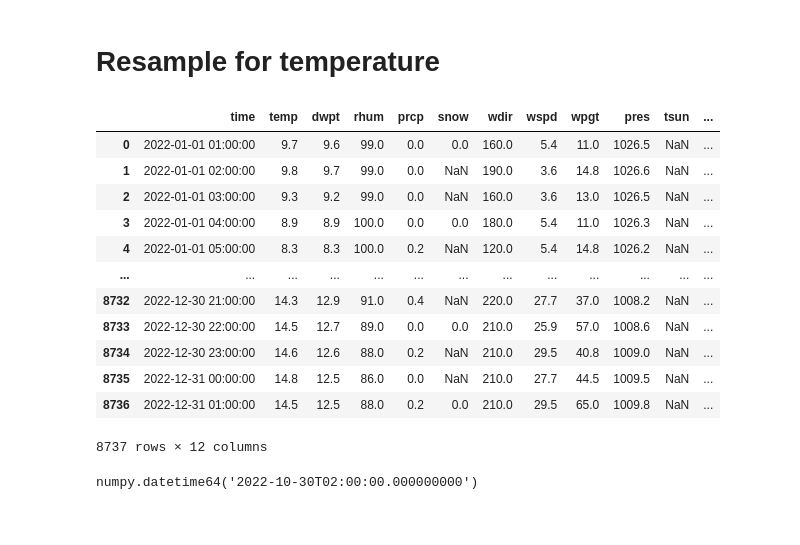
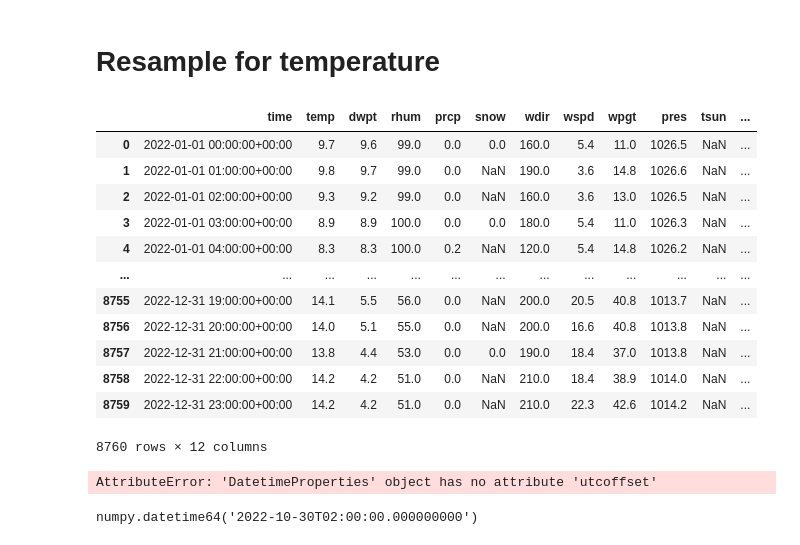
Before and after one commit to SpongeStark/Pre-PhD, a Jupyter notebook: demo/read_data.ipynb, the cells around one changed output. Saved outputs shown, nothing was run; the diff lists cells and outputs as text; code cells hidden in the pictures.

```diff
--- a/demo/read_data.ipynb
+++ b/demo/read_data.ipynb
@@ -282,24 +282,28 @@ result.reset_index("Time")
 # %%
 import pandas as pd
 
 df_temperature = pd.read_csv(root_proj / "DATA_SYSTEM_LIDL/Temperature/orly_2022_hourly_weather.csv")
-df_temperature['time'] = pd.to_datetime(df_temperature['time'], utc=True).dt.tz_convert("Europe/Paris").dt.tz_localize(None)
-df_temperature = df_temperature[df_temperature['time'] <= "2022-12-31 01:00:00"]
+df_temperature['time'] = pd.to_datetime(df_temperature['time'], utc=True)# .dt.tz_convert("Europe/Paris").dt.tz_localize(None)
+# df_temperature = df_temperature[df_temperature['time'] <= "2022-12-31 01:00:00"]
 df_temperature
 # %% [output]
 |  | time | temp | dwpt | rhum | prcp | snow | wdir | wspd | wpgt | pres | tsun | ... |
-| 0 | 2022-01-01 01:00:00 | 9.7 | 9.6 | 99.0 | 0.0 | 0.0 | 160.0 | 5.4 | 11.0 | 1026.5 | NaN | ... |
-| 1 | 2022-01-01 02:00:00 | 9.8 | 9.7 | 99.0 | 0.0 | NaN | 190.0 | 3.6 | 14.8 | 1026.6 | NaN | ... |
-| 2 | 2022-01-01 03:00:00 | 9.3 | 9.2 | 99.0 | 0.0 | NaN | 160.0 | 3.6 | 13.0 | 1026.5 | NaN | ... |
-| 3 | 2022-01-01 04:00:00 | 8.9 | 8.9 | 100.0 | 0.0 | 0.0 | 180.0 | 5.4 | 11.0 | 1026.3 | NaN | ... |
-| 4 | 2022-01-01 05:00:00 | 8.3 | 8.3 | 100.0 | 0.2 | NaN | 120.0 | 5.4 | 14.8 | 1026.2 | NaN | ... |
+| 0 | 2022-01-01 00:00:00+00:00 | 9.7 | 9.6 | 99.0 | 0.0 | 0.0 | 160.0 | 5.4 | 11.0 | 1026.5 | NaN | ... |
+| 1 | 2022-01-01 01:00:00+00:00 | 9.8 | 9.7 | 99.0 | 0.0 | NaN | 190.0 | 3.6 | 14.8 | 1026.6 | NaN | ... |
+| 2 | 2022-01-01 02:00:00+00:00 | 9.3 | 9.2 | 99.0 | 0.0 | NaN | 160.0 | 3.6 | 13.0 | 1026.5 | NaN | ... |
+| 3 | 2022-01-01 03:00:00+00:00 | 8.9 | 8.9 | 100.0 | 0.0 | 0.0 | 180.0 | 5.4 | 11.0 | 1026.3 | NaN | ... |
+| 4 | 2022-01-01 04:00:00+00:00 | 8.3 | 8.3 | 100.0 | 0.2 | NaN | 120.0 | 5.4 | 14.8 | 1026.2 | NaN | ... |
 | ... | ... | ... | ... | ... | ... | ... | ... | ... | ... | ... | ... | ... |
-| 8732 | 2022-12-30 21:00:00 | 14.3 | 12.9 | 91.0 | 0.4 | NaN | 220.0 | 27.7 | 37.0 | 1008.2 | NaN | ... |
-| 8733 | 2022-12-30 22:00:00 | 14.5 | 12.7 | 89.0 | 0.0 | 0.0 | 210.0 | 25.9 | 57.0 | 1008.6 | NaN | ... |
-| 8734 | 2022-12-30 23:00:00 | 14.6 | 12.6 | 88.0 | 0.2 | NaN | 210.0 | 29.5 | 40.8 | 1009.0 | NaN | ... |
-| 8735 | 2022-12-31 00:00:00 | 14.8 | 12.5 | 86.0 | 0.0 | NaN | 210.0 | 27.7 | 44.5 | 1009.5 | NaN | ... |
-| 8736 | 2022-12-31 01:00:00 | 14.5 | 12.5 | 88.0 | 0.2 | 0.0 | 210.0 | 29.5 | 65.0 | 1009.8 | NaN | ... |
+| 8755 | 2022-12-31 19:00:00+00:00 | 14.1 | 5.5 | 56.0 | 0.0 | NaN | 200.0 | 20.5 | 40.8 | 1013.7 | NaN | ... |
+| 8756 | 2022-12-31 20:00:00+00:00 | 14.0 | 5.1 | 55.0 | 0.0 | NaN | 200.0 | 16.6 | 40.8 | 1013.8 | NaN | ... |
+| 8757 | 2022-12-31 21:00:00+00:00 | 13.8 | 4.4 | 53.0 | 0.0 | 0.0 | 190.0 | 18.4 | 37.0 | 1013.8 | NaN | ... |
+| 8758 | 2022-12-31 22:00:00+00:00 | 14.2 | 4.2 | 51.0 | 0.0 | NaN | 210.0 | 18.4 | 38.9 | 1014.0 | NaN | ... |
+| 8759 | 2022-12-31 23:00:00+00:00 | 14.2 | 4.2 | 51.0 | 0.0 | NaN | 210.0 | 22.3 | 42.6 | 1014.2 | NaN | ... |
-8737 rows × 12 columns
+8760 rows × 12 columns
+# %%
+df_temperature['time'].dt.utcoffset()
+# %% [output]
+AttributeError: 'DatetimeProperties' object has no attribute 'utcoffset'
 # %%
 import numpy as np
 t, con = np.unique(df_temperature['time'], return_counts=True)
```
Also changed, not shown: parts of 3 cells of this notebook.
